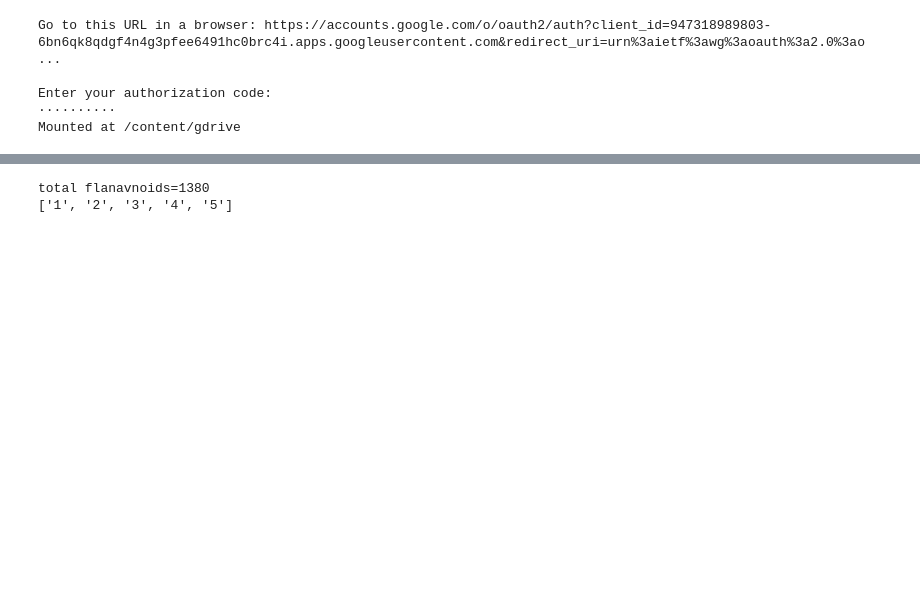
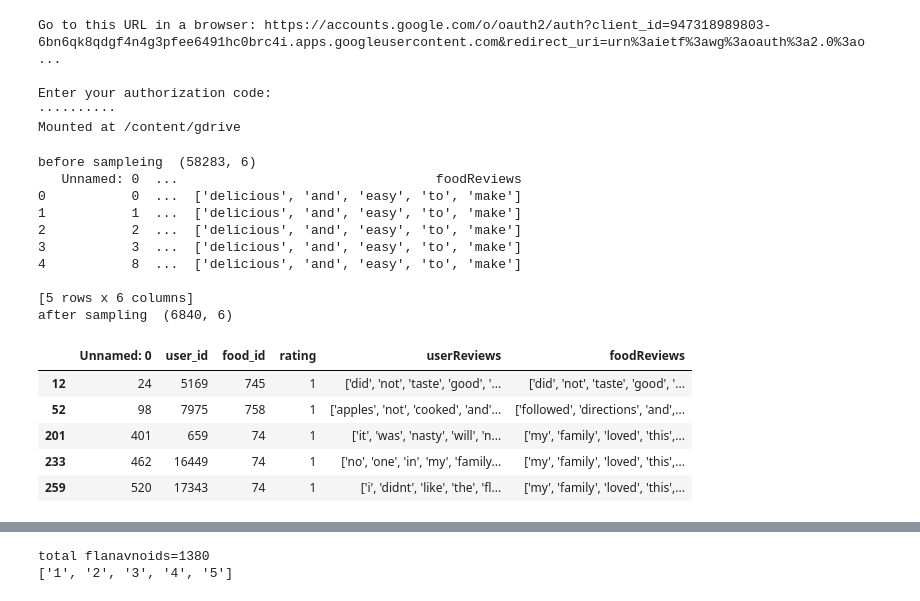
Before and after one commit to SKsaqlain/Flavour-Enhanced-Food-Recommendation, a Jupyter notebook: code/Deep_Learning_Recommender_System/RecommendationSystem.ipynb, the cells around one changed output, grey strips where cells are left out. Drawn from its saved outputs; the diff is of its cells as text; code cells hidden in the pictures; blank space fills up the shorter version.

```diff
--- a/code/Deep_Learning_Recommender_System/RecommendationSystem.ipynb
+++ b/code/Deep_Learning_Recommender_System/RecommendationSystem.ipynb
@@ -66,3 +65,33 @@ Go to this URL in a browser: https://accounts.google.com/o/oauth2/auth?client_id
 Enter your authorization code:
 ··········
 Mounted at /content/gdrive
+# %%
+rawData=pd.read_csv('/content/gdrive/My Drive/Final Year Project/DeepConn/Deep_Learning_Recommender_System/unembedded_grouped_cleaned_data.csv')
+print("before sampleing ",rawData.shape)
+print(rawData.head())
+data5=rawData[rawData["rating"]==5]
+data4=rawData[rawData["rating"]==4]
+data3=rawData[rawData["rating"]==3]
+data2=rawData[rawData["rating"]==2]
+data1=rawData[rawData["rating"]==1]
+#after sampling
+rawData=pd.concat([data1,data2,data3.sample(1380),data4.sample(1380),data5.sample(1380)])
+print("after sampling ",rawData.shape)
+rawData.head()
+# %% [output]
+before sampleing  (58283, 6)
+   Unnamed: 0  ...                                 foodReviews
+0           0  ...  ['delicious', 'and', 'easy', 'to', 'make']
+1           1  ...  ['delicious', 'and', 'easy', 'to', 'make']
+2           2  ...  ['delicious', 'and', 'easy', 'to', 'make']
+3           3  ...  ['delicious', 'and', 'easy', 'to', 'make']
+4           8  ...  ['delicious', 'and', 'easy', 'to', 'make']
+
+[5 rows x 6 columns]
+after sampling  (6840, 6)
+|  | Unnamed: 0 | user_id | food_id | rating | userReviews | foodReviews |
+| 12 | 24 | 5169 | 745 | 1 | ['did', 'not', 'taste', 'good', '... | ['did', 'not', 'taste', 'good', '... |
+| 52 | 98 | 7975 | 758 | 1 | ['apples', 'not', 'cooked', 'and'... | ['followed', 'directions', 'and',... |
+| 201 | 401 | 659 | 74 | 1 | ['it', 'was', 'nasty', 'will', 'n... | ['my', 'family', 'loved', 'this',... |
+| 233 | 462 | 16449 | 74 | 1 | ['no', 'one', 'in', 'my', 'family... | ['my', 'family', 'loved', 'this',... |
+| 259 | 520 | 17343 | 74 | 1 | ['i', 'didnt', 'like', 'the', 'fl... | ['my', 'family', 'loved', 'this',... |
```
Also changed, not shown: parts of 13 cells of this notebook.
